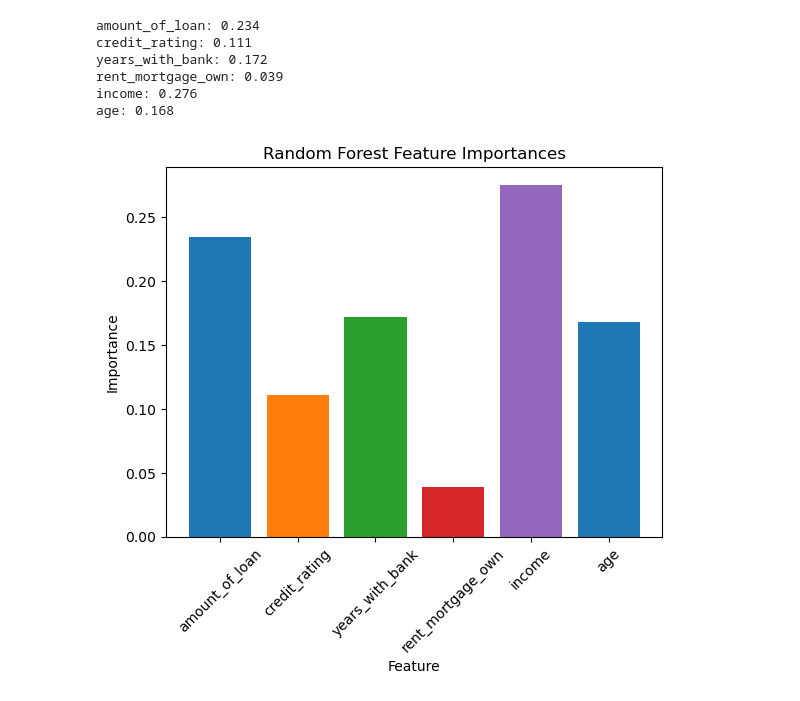
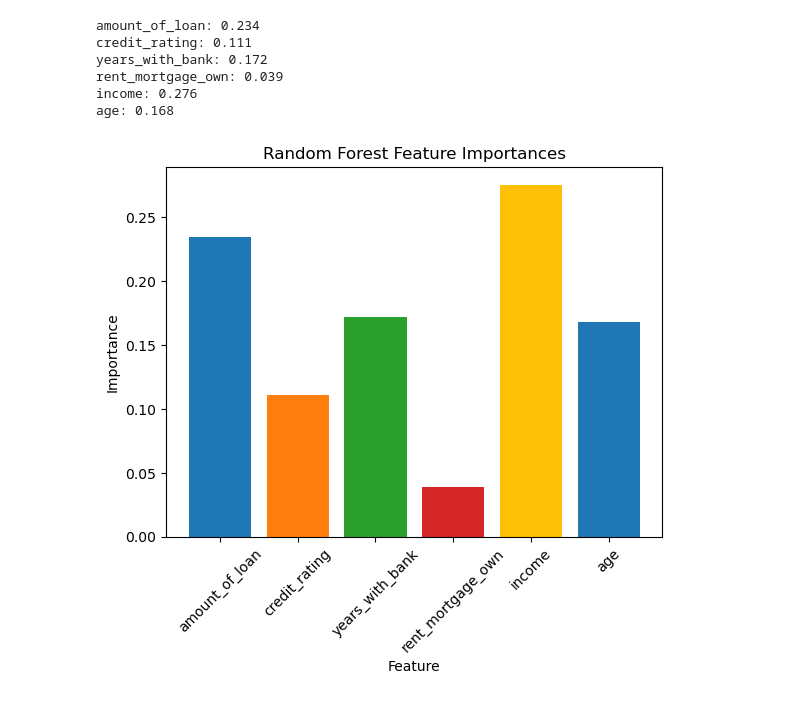
Before and after one commit to LindsayDawnSnow/ml_loan_history, a Jupyter notebook: ml_loan_prediction.ipynb, the cells around one changed output. Cells and saved outputs as stored; diff of their text form; code cells hidden in the pictures.

```diff
--- a/ml_loan_prediction.ipynb
+++ b/ml_loan_prediction.ipynb
@@ -276,18 +276,18 @@ income: 0.276
 age: 0.168
 # %%
 # Create a bar chart of feature importances with different colors for each feature
-colors = ['#1f77b4', '#ff7f0e', '#2ca02c', '#d62728', '#9467bd']
+colors = ['#1f77b4', '#ff7f0e', '#2ca02c', '#d62728', '#ffc107']
 plt.bar(feature_names, importances, color=colors)
 
 # Add labels and title
 plt.xlabel('Feature')
 plt.ylabel('Importance')
 plt.title('Random Forest Feature Importances')
 
 # Rotate x-axis labels for readability
 plt.xticks(rotation=45)
 
 # Show the plot
 plt.show()
 # %% [output]
-[figure, old version]
+[figure, new version]
```
